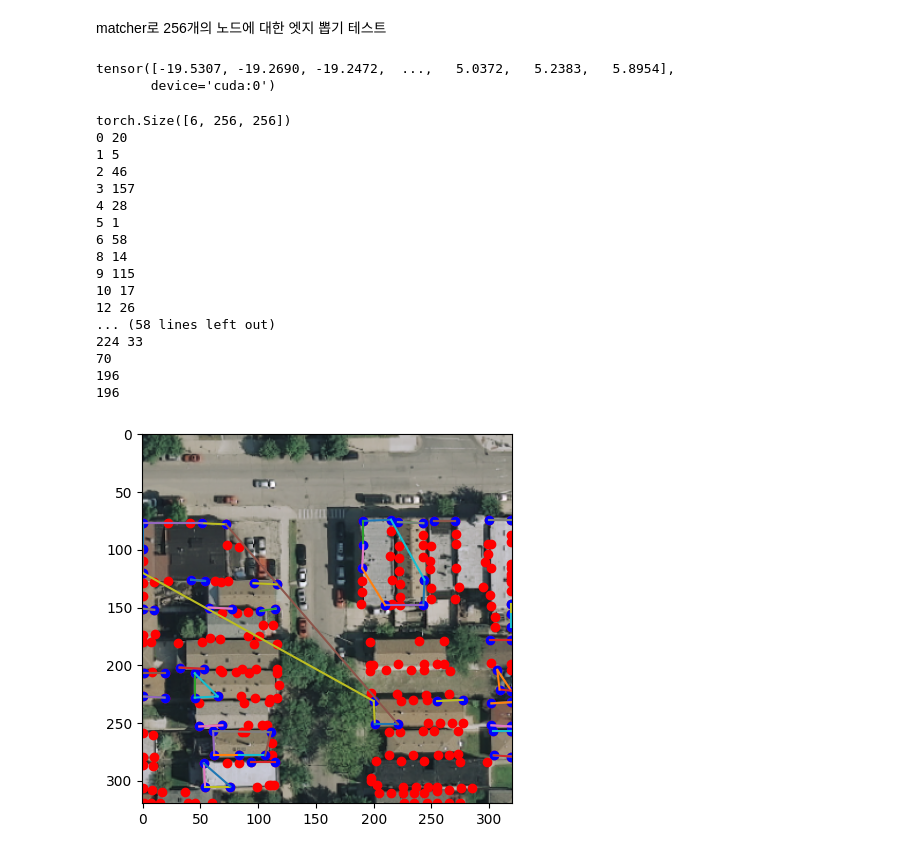
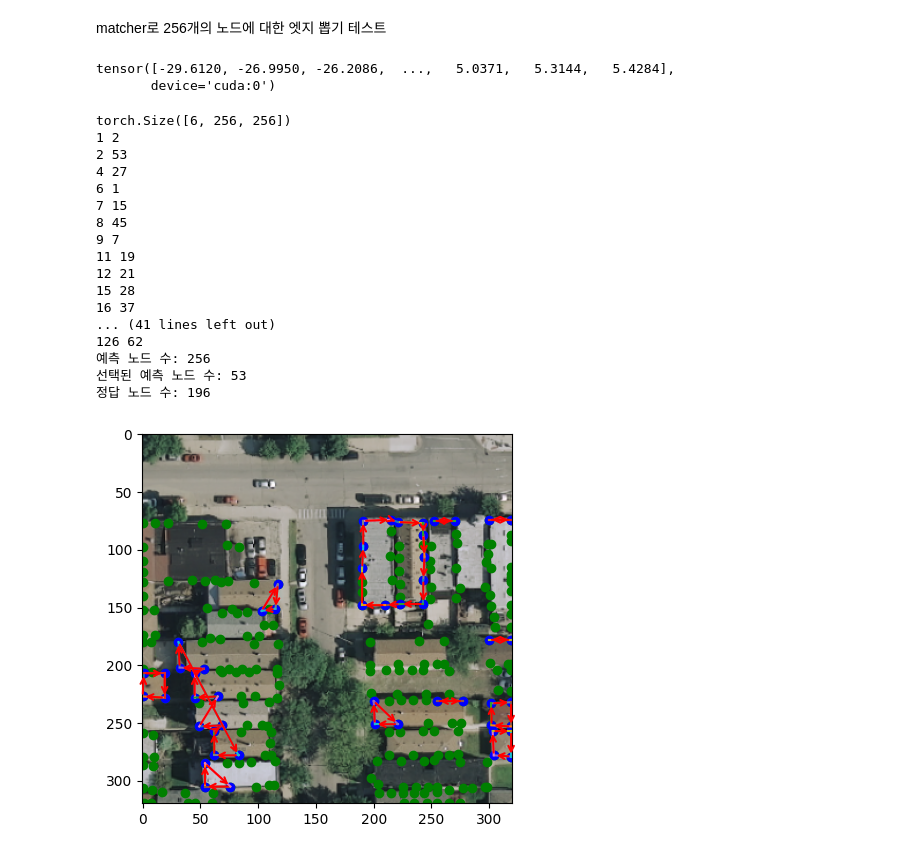
Before and after one commit to tmits37/relationformer, a Jupyter notebook: test_inference_TopDiG.ipynb, the cells around one changed output. Saved outputs shown, nothing was run; the diff lists cells and outputs as text; code cells hidden in the pictures.

```diff
--- a/test_inference_TopDiG.ipynb
+++ b/test_inference_TopDiG.ipynb
@@ -258,7 +258,7 @@ TopDiG, 백본 ckpt 불러오기
 config_file = "configs/TopDiG_train.yaml"
 config_file2 = "configs/inria_pretrain.yaml"
 ckpt_backbone_path = "/nas/tsgil/gil/picked_backbone/epochs_130_5e-6.pth"
-ckpt_path = "/nas/tsgil/relationformer/work_dirs/TopDiG_train/runs/baseline_TopDiG_train_epoch20_ptm_new_10/models/epochs_20.pth"
+ckpt_path = "/nas/tsgil/relationformer/work_dirs/TopDiG_train/runs/baseline_TopDiG_train_epoch20_scores_split_10/models/epochs_20.pth"
 
 with open(config_file) as f:
     config = yaml.load(f, Loader=yaml.FullLoader)
@@ -293,7 +293,7 @@ print(model.state_dict().keys())
 #     print('Y')
 
 checkpoint2 = torch.load(ckpt_path, map_location='cpu')
-missing_keys, unexpected_keys = model.load_state_dict(checkpoint2['model_state_dict'], strict=False)
+missing_keys, unexpected_keys = model.load_state_dict(checkpoint2['model_state_dict'], strict=False) # 여기서 TopDiG 학습한 체크포인트 로드
 unexpected_keys = [k for k in unexpected_keys if not (k.endswith('total_params') or k.endswith('total_ops'))]
 if len(missing_keys) > 0:
     print('Missing Keys: {}'.format(missing_keys))
@@ -358,68 +358,70 @@ def scores_to_permutations(scores): # 인퍼런스용 함수
         perm[b,r,c] = 1 # 헝가리안 알고리즘이 찾은 칸은 1로 아니면 0인 permutation matrix (B N N) 만든다
     return torch.tensor(perm) # 텐서로 바꿔주기
 # %%
-scores1.shape
-scores1[0].unique()
+scores1[1].unique()
 # %% [output]
-tensor([-19.5307, -19.2690, -19.2472,  ...,   5.0372,   5.2383,   5.8954],
+tensor([-29.6120, -26.9950, -26.2086,  ...,   5.0371,   5.3144,   5.4284],
        device='cuda:0')
 # %%
 idx_of_batch = 1
 
-scores = scores1.sigmoid() + scores2.sigmoid()
+scores = scores1.sigmoid() + scores2.transpose(1,2).sigmoid()
+# scores = scores1 + scores2
 for b in range(len(scores)):
     diagonal = torch.diag(scores[b])/2
     for i in range(diagonal.size(0)):
         scores[b, i, i] = diagonal[i]
 
 permu = scores_to_permutations(scores)
 print(permu.shape)
 mat = permu[idx_of_batch].numpy()
 edges = []
 for i in range(256):
     for j in range(256):
         if mat[i][j] == 1:
             if i != j:
                 print(i, j)
                 edges.append((i,j))
 nodes = nms_TopDiG[1].detach().cpu().numpy()
 image = images[idx_of_batch].detach().cpu().numpy().transpose(1,2,0)
 nodes = nodes[idx_of_batch]
 # print(nodes)
 
-print(len(edges))
-print(len(data[2][1].detach().cpu().numpy()))
-print(len(data[3][1].detach().cpu().numpy()))
+print("예측 노드 수:", len(nodes))
+print("선택된 예측 노드 수:", len(edges))
+print("정답 노드 수:", len(data[2][1].detach().cpu().numpy()))
 
 # Visualize
 plt.imshow(min_max_normalize(image, 0))
-plt.scatter(nodes[:,1], nodes[:,0], color='r')
+plt.scatter(nodes[:,1], nodes[:,0], color='g')
 for x, _ in edges:
     plt.scatter(nodes[x][1], nodes[x][0], color='b')
 for e in edges:
     connect = np.stack([nodes[e[0]], nodes[e[1]]], axis=0)
     plt.plot(connect[:,1], connect[:,0])
+    plt.annotate("", xy=nodes[e[0]][::-1], xytext=nodes[e[1]][::-1],
+                arrowprops=dict(arrowstyle="->", lw=1.5, color='red'))
 
 plt.show()
 # %% [output]
 torch.Size([6, 256, 256])
-0 20
-1 5
-2 46
-3 157
-4 28
-5 1
-6 58
-8 14
-9 115
-10 17
-12 26
-... (58 lines left out)
-224 33
-70
-196
-196
+1 2
+2 53
+4 27
+6 1
+7 15
+8 45
+9 7
+11 19
+12 21
+15 28
+16 37
+... (41 lines left out)
+126 62
+예측 노드 수: 256
+선택된 예측 노드 수: 53
+정답 노드 수: 196
-[figure, old version]
+[figure, new version]
 # %%
 plt.imshow(scores1[1].sigmoid().cpu().numpy())
 # %% [output]
```
Also changed, not shown: parts of 13 cells of this notebook, 7 other files.
